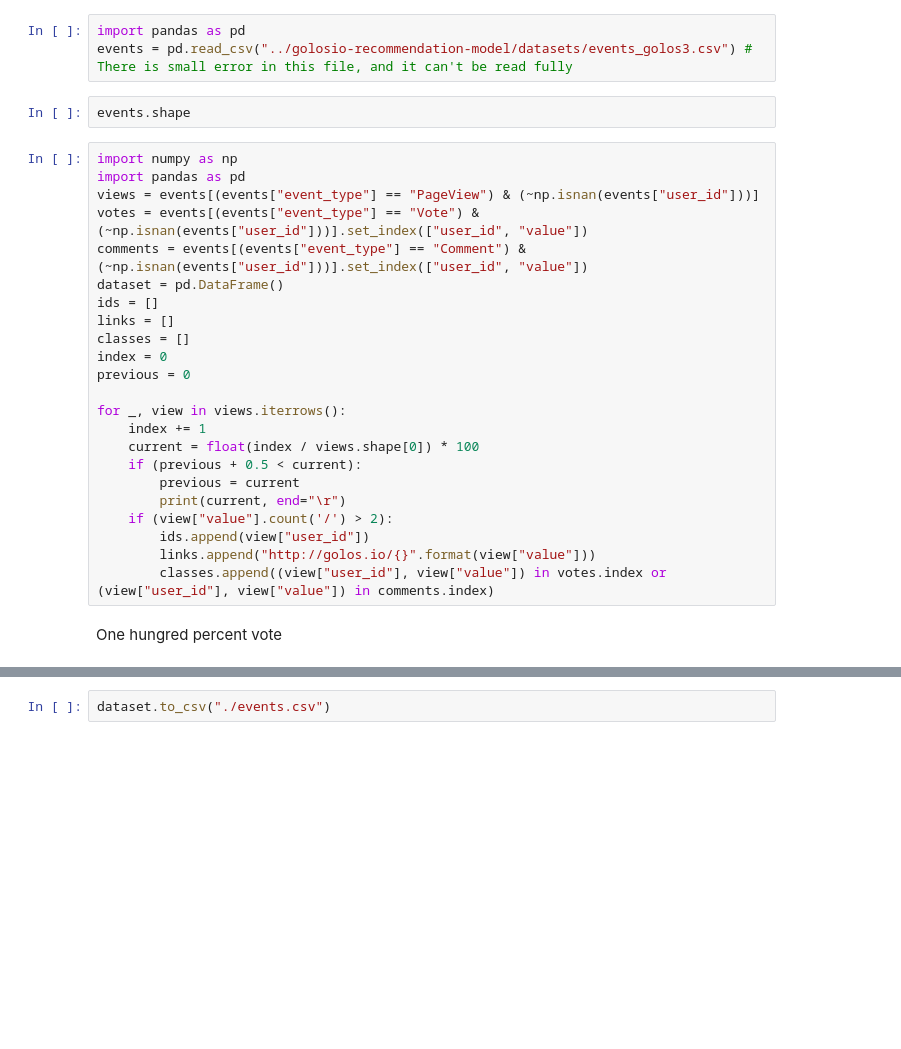
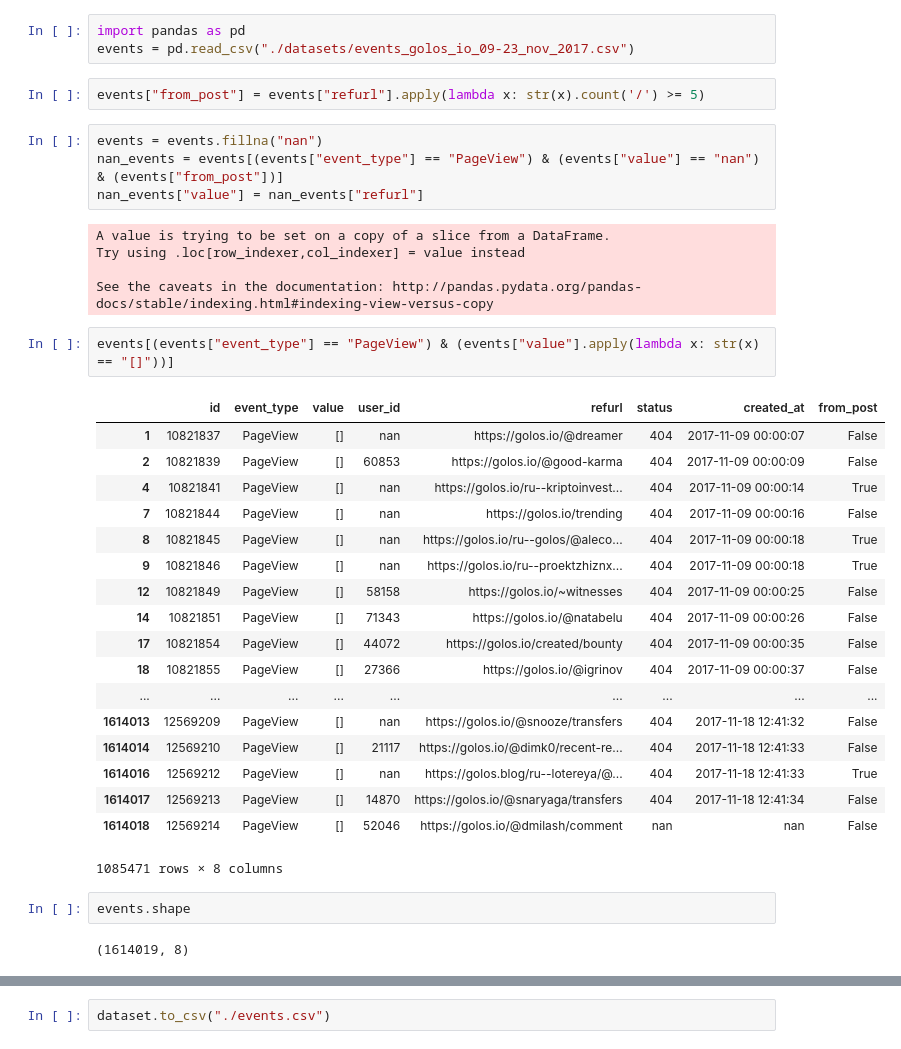
Before and after one commit to cyberFund/golosio_recommendation_model, a Jupyter notebook: dataset_implicit_als.ipynb, the cells around one changed output, grey strips where cells are left out. Saved outputs shown, nothing was run; the diff lists cells and outputs as text; blank space fills up the shorter version.

```diff
--- a/dataset_implicit_als.ipynb
+++ b/dataset_implicit_als.ipynb
@@ -1,30 +1,39 @@
 # %%
 import pandas as pd
-events = pd.read_csv("../golosio-recommendation-model/datasets/events_golos3.csv") # There is small error in this file, and it can't be read fully
+events = pd.read_csv("./datasets/events_golos_io_09-23_nov_2017.csv")
+# %%
+events["from_post"] = events["refurl"].apply(lambda x: str(x).count('/') >= 5)
+# %%
+events = events.fillna("nan")
+nan_events = events[(events["event_type"] == "PageView") & (events["value"] == "nan") & (events["from_post"])]
+nan_events["value"] = nan_events["refurl"]
+# %% [output]
+A value is trying to be set on a copy of a slice from a DataFrame.
+Try using .loc[row_indexer,col_indexer] = value instead
+
+See the caveats in the documentation: http://pandas.pydata.org/pandas-docs/stable/indexing.html#indexing-view-versus-copy
+# %%
+events[(events["event_type"] == "PageView") & (events["value"].apply(lambda x: str(x) == "[]"))]
+# %% [output]
+|  | id | event_type | value | user_id | refurl | status | created_at | from_post |
+| 1 | 10821837 | PageView | [] | nan | https://golos.io/@dreamer | 404 | 2017-11-09 00:00:07 | False |
+| 2 | 10821839 | PageView | [] | 60853 | https://golos.io/@good-karma | 404 | 2017-11-09 00:00:09 | False |
+| 4 | 10821841 | PageView | [] | nan | https://golos.io/ru--kriptoinvest... | 404 | 2017-11-09 00:00:14 | True |
+| 7 | 10821844 | PageView | [] | nan | https://golos.io/trending | 404 | 2017-11-09 00:00:16 | False |
+| 8 | 10821845 | PageView | [] | nan | https://golos.io/ru--golos/@aleco... | 404 | 2017-11-09 00:00:18 | True |
+| 9 | 10821846 | PageView | [] | nan | https://golos.io/ru--proektzhiznx... | 404 | 2017-11-09 00:00:18 | True |
+| 12 | 10821849 | PageView | [] | 58158 | https://golos.io/~witnesses | 404 | 2017-11-09 00:00:25 | False |
+| 14 | 10821851 | PageView | [] | 71343 | https://golos.io/@natabelu | 404 | 2017-11-09 00:00:26 | False |
+| 17 | 10821854 | PageView | [] | 44072 | https://golos.io/created/bounty | 404 | 2017-11-09 00:00:35 | False |
+| 18 | 10821855 | PageView | [] | 27366 | https://golos.io/@igrinov | 404 | 2017-11-09 00:00:37 | False |
+| ... | ... | ... | ... | ... | ... | ... | ... | ... |
+| 1614013 | 12569209 | PageView | [] | nan | https://golos.io/@snooze/transfers | 404 | 2017-11-18 12:41:32 | False |
+| 1614014 | 12569210 | PageView | [] | 21117 | https://golos.io/@dimk0/recent-re... | 404 | 2017-11-18 12:41:33 | False |
+| 1614016 | 12569212 | PageView | [] | nan | https://golos.blog/ru--lotereya/@... | 404 | 2017-11-18 12:41:33 | True |
+| 1614017 | 12569213 | PageView | [] | 14870 | https://golos.io/@snaryaga/transfers | 404 | 2017-11-18 12:41:34 | False |
+| 1614018 | 12569214 | PageView | [] | 52046 | https://golos.io/@dmilash/comment | nan | nan | False |
+1085471 rows × 8 columns
 # %%
 events.shape
+# %% [output]
+(1614019, 8)
-# %%
-import numpy as np
-import pandas as pd
-views = events[(events["event_type"] == "PageView") & (~np.isnan(events["user_id"]))]
-votes = events[(events["event_type"] == "Vote") & (~np.isnan(events["user_id"]))].set_index(["user_id", "value"])
-comments = events[(events["event_type"] == "Comment") & (~np.isnan(events["user_id"]))].set_index(["user_id", "value"])
-dataset = pd.DataFrame()
-ids = []
-links = []
-classes = []
-index = 0
-previous = 0
-
-for _, view in views.iterrows():
-    index += 1
-    current = float(index / views.shape[0]) * 100
-    if (previous + 0.5 < current):
-        previous = current
-        print(current, end="\r")
-    if (view["value"].count('/') > 2):
-        ids.append(view["user_id"])
-        links.append("http://golos.io/{}".format(view["value"]))
-        classes.append((view["user_id"], view["value"]) in votes.index or (view["user_id"], view["value"]) in comments.index)
-# %% [markdown]
-One hungred percent vote
```
Also changed, not shown: parts of 32 cells of this notebook, 3 other files.
